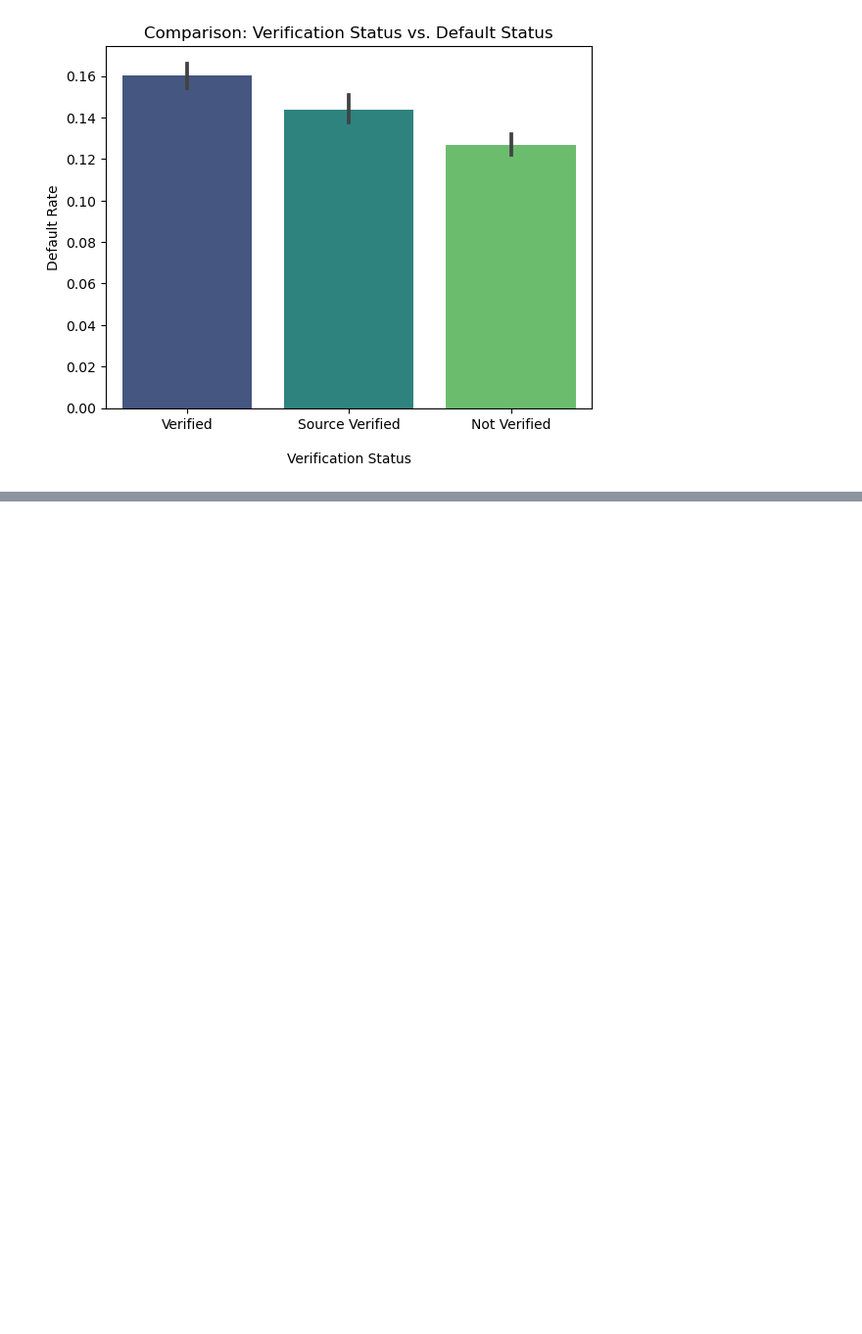
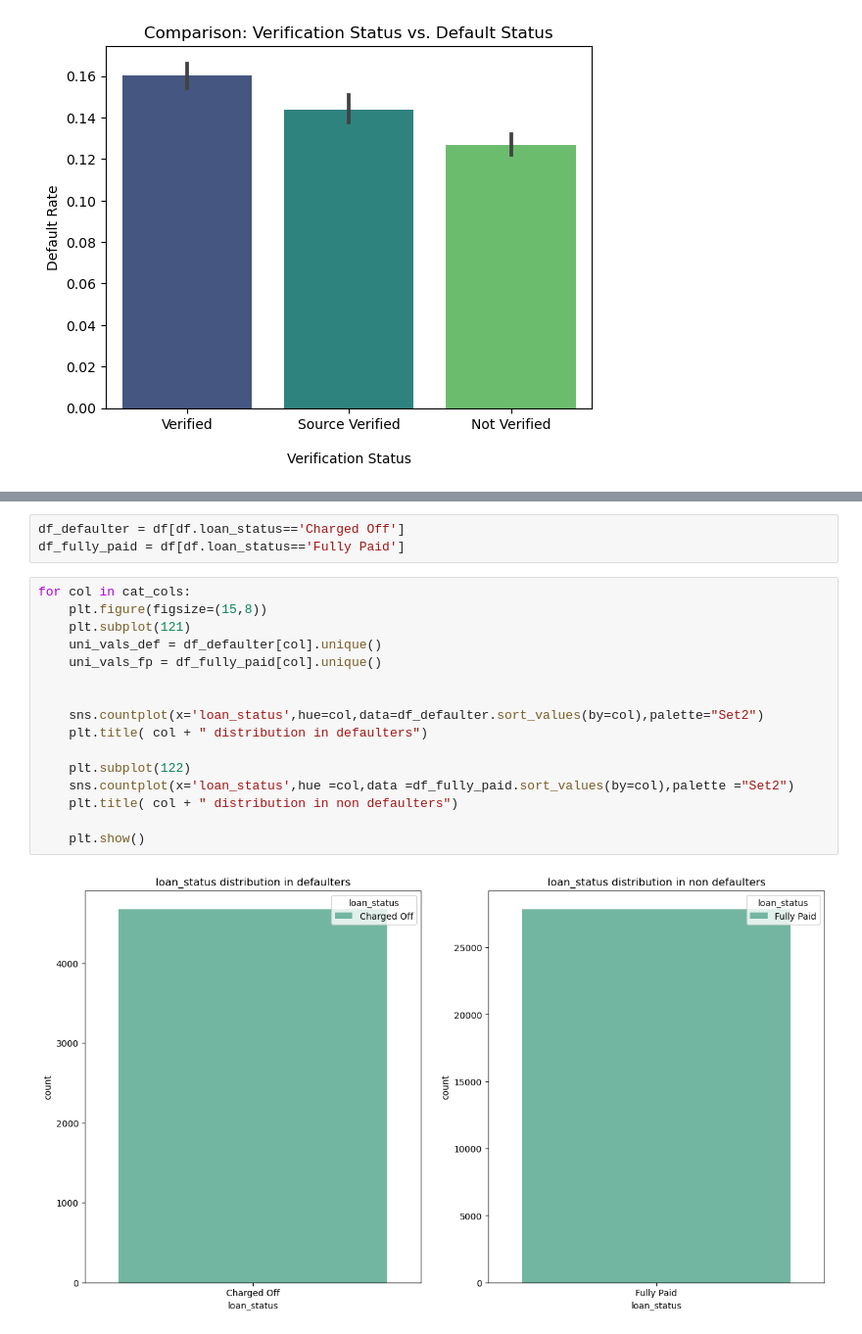
Before and after one commit to tpgopik/LendingClubCaseStudy, a Jupyter notebook: Lending Case Study.ipynb, the cells around one changed output, grey strips where cells are left out. Shown at 98% size. Cells and saved outputs as stored; diff of their text form; blank space fills up the shorter version.

Commit message:
added data cleaning and some analysis observations

```diff
--- a/Lending Case Study.ipynb
+++ b/Lending Case Study.ipynb
@@ -42,0 +295,21 @@ plt.show()
+# %%
+df_defaulter = df[df.loan_status=='Charged Off']
+df_fully_paid = df[df.loan_status=='Fully Paid']
+# %%
+for col in cat_cols:
+    plt.figure(figsize=(15,8))
+    plt.subplot(121)
+    uni_vals_def = df_defaulter[col].unique()
+    uni_vals_fp = df_fully_paid[col].unique()
+
+
+    sns.countplot(x='loan_status',hue=col,data=df_defaulter.sort_values(by=col),palette="Set2")
+    plt.title( col + " distribution in defaulters")
+
+    plt.subplot(122)
+    sns.countplot(x='loan_status',hue =col,data =df_fully_paid.sort_values(by=col),palette ="Set2")
+    plt.title( col + " distribution in non defaulters")
+
+    plt.show()
+# %% [output]
+[figure, added]
```
Also changed, not shown: parts of 43 cells of this notebook.
